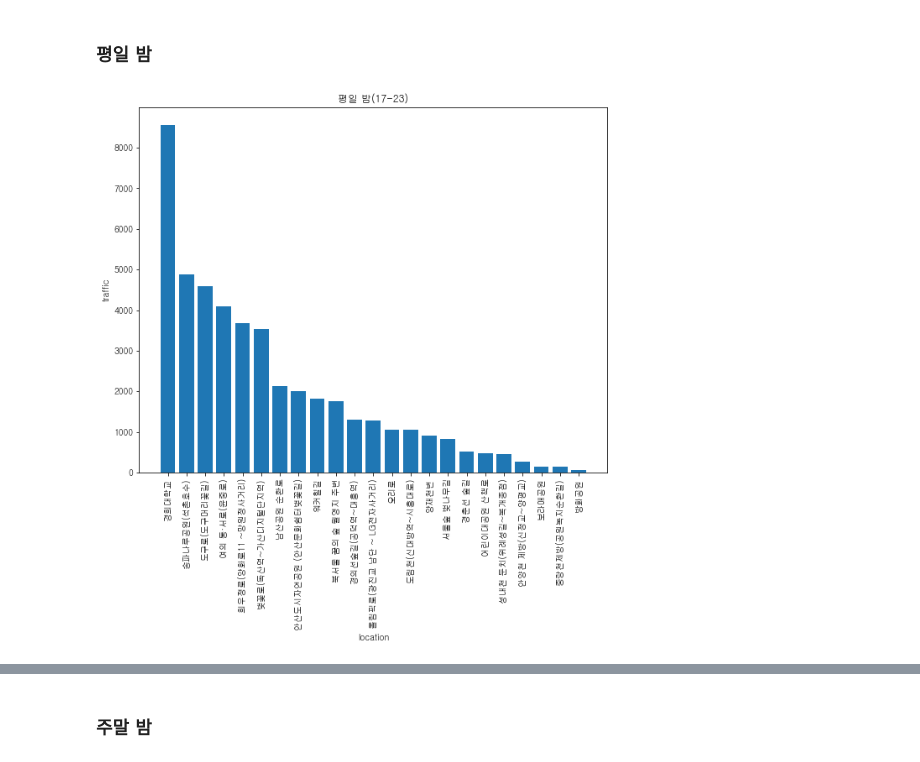
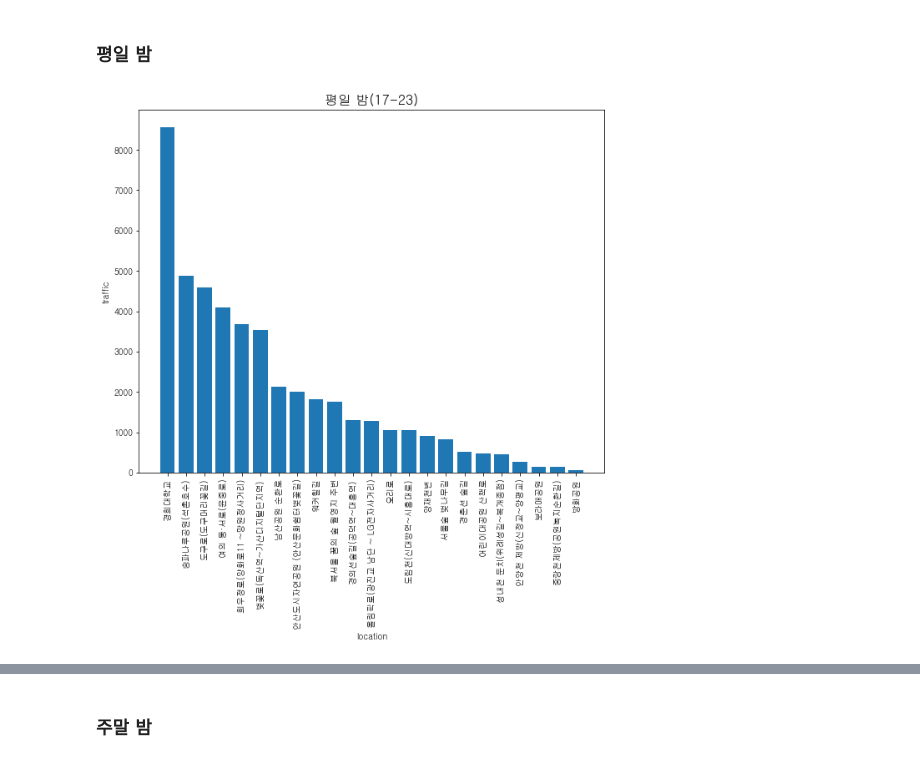
Before and after one commit to 05AM/cherry-blossom, a Jupyter notebook: 4_visualize_cherry_blossom_map.ipynb, the cells around one changed output, grey strips where cells are left out. Drawn from its saved outputs; the diff is of its cells as text; code cells hidden in the pictures.

```diff
--- a/4_visualize_cherry_blossom_map.ipynb
+++ b/4_visualize_cherry_blossom_map.ipynb
@@ -89,0 +92,27 @@ data_average_weekend
+# %%
+import matplotlib.pyplot as plt
+from matplotlib import font_manager, rc
+
+# encoding
+font_path = "C:/Windows/Fonts/NGULIM.TTF"
+font = font_manager.FontProperties(fname=font_path).get_name()
+rc('font', family=font)
+
+data_average_weekday = data_average_weekday.sort_values(by='average_user_cnt_day', ascending=False)
+
+x = data_average_weekday['loc_name']
+y = data_average_weekday['average_user_cnt_day']
+
+plt.figure(figsize=(10, 8))
+
+plt.bar(x, y)
+
+# 그래프 제목과 축 레이블 설정
+plt.title('평일 낮(9-16)', fontsize=16)
+plt.xlabel('location')
+plt.ylabel('traffic')
+plt.xticks(range(len(x)), x, rotation='vertical')
+
+plt.savefig('result/day_exit_traffic_weekday_day.png')
+
+plt.show()
@@ -92,29 +123,29 @@ data_average_weekend
 # %%
 import matplotlib.pyplot as plt
 from matplotlib import font_manager, rc
 
 # encoding
 font_path = "C:/Windows/Fonts/NGULIM.TTF"
 font = font_manager.FontProperties(fname=font_path).get_name()
 rc('font', family=font)
 
 data_average_weekday = data_average_weekday.sort_values(by='average_user_cnt_night', ascending=False)
 
 x = data_average_weekday['loc_name']
 y = data_average_weekday['average_user_cnt_night']
 
 plt.figure(figsize=(10, 8))
 
 plt.bar(x, y)
 
 # 그래프 제목과 축 레이블 설정
-plt.title('평일 밤(17-23)')
+plt.title('평일 밤(17-23)', fontsize=16)
 plt.xlabel('location')
 plt.ylabel('traffic')
 plt.xticks(range(len(x)), x, rotation='vertical')
 
-plt.savefig('result/day_exit_traffic_weekday_day.png')
+plt.savefig('result/day_exit_traffic_weekday_night.png')
 
 plt.show()
 # %% [output]
-[figure, old version]
+[figure, new version]
```
Also changed, not shown: parts of 16 cells of this notebook, 9 other files.
